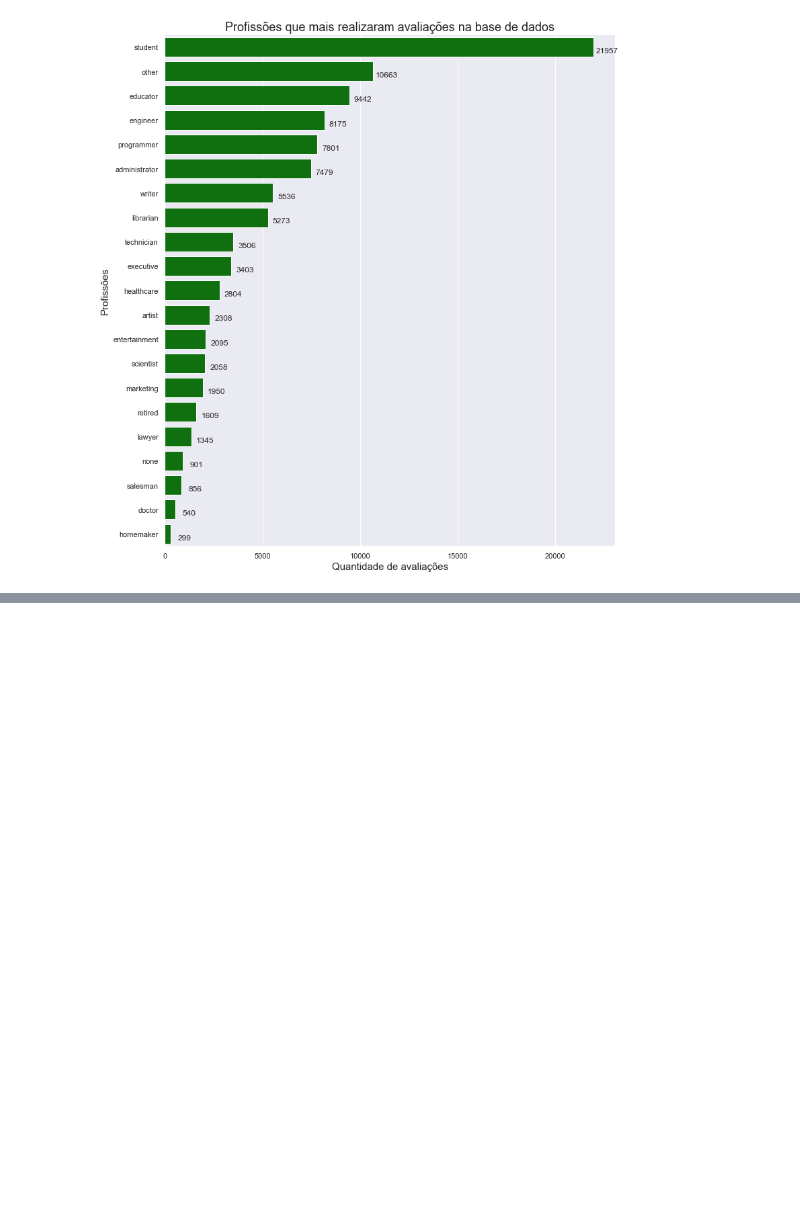
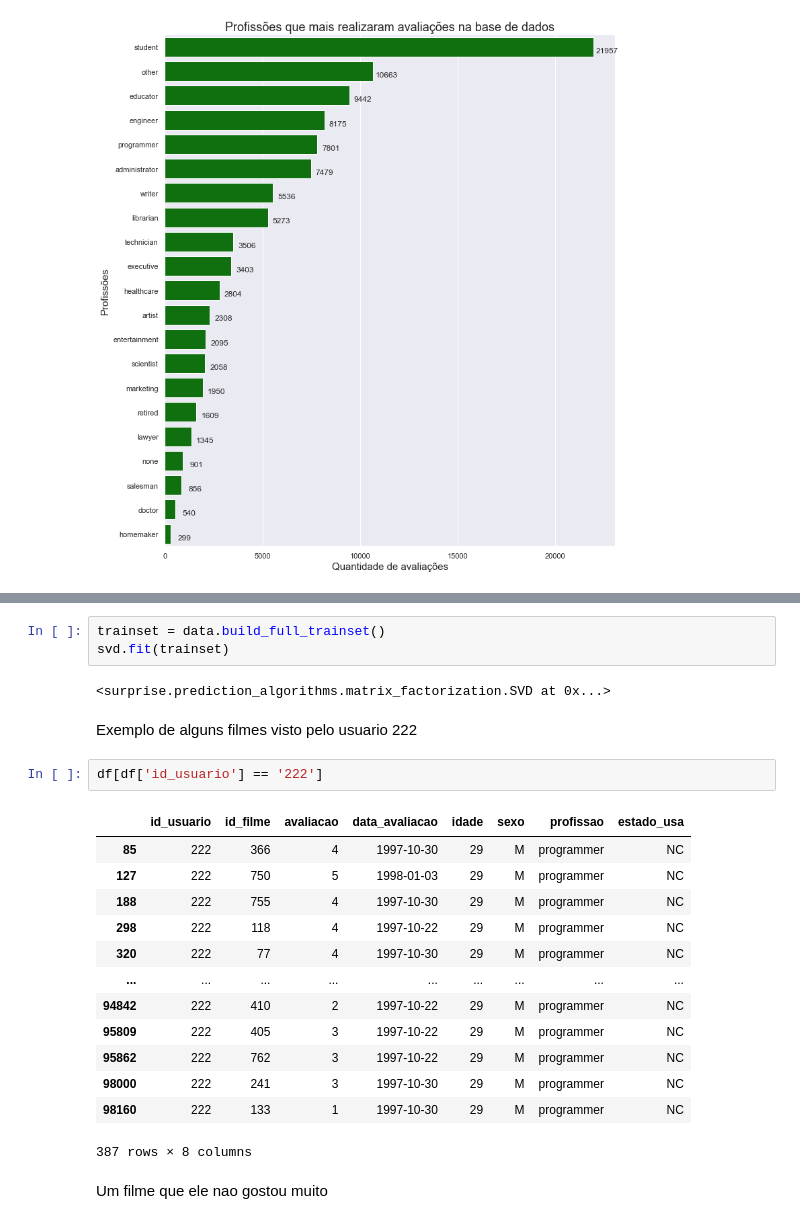
Before and after one commit to aravinii/SystemRecomendation, a Jupyter notebook: iris.ipynb, the cells around one changed output, grey strips where cells are left out. Saved outputs shown, nothing was run; the diff lists cells and outputs as text; blank space fills up the shorter version.

```diff
--- a/iris.ipynb
+++ b/iris.ipynb
@@ -497,0 +764,25 @@ plt.show()
+# %%
+trainset = data.build_full_trainset()
+svd.fit(trainset)
+# %% [output]
+<surprise.prediction_algorithms.matrix_factorization.SVD at 0x...>
+# %% [markdown]
+Exemplo de alguns filmes visto pelo usuario 222
+# %%
+df[df['id_usuario'] == '222']
+# %% [output]
+|  | id_usuario | id_filme | avaliacao | data_avaliacao | idade | sexo | profissao | estado_usa |
+| 85 | 222 | 366 | 4 | 1997-10-30 | 29 | M | programmer | NC |
+| 127 | 222 | 750 | 5 | 1998-01-03 | 29 | M | programmer | NC |
+| 188 | 222 | 755 | 4 | 1997-10-30 | 29 | M | programmer | NC |
+| 298 | 222 | 118 | 4 | 1997-10-22 | 29 | M | programmer | NC |
+| 320 | 222 | 77 | 4 | 1997-10-30 | 29 | M | programmer | NC |
+| ... | ... | ... | ... | ... | ... | ... | ... | ... |
+| 94842 | 222 | 410 | 2 | 1997-10-22 | 29 | M | programmer | NC |
+| 95809 | 222 | 405 | 3 | 1997-10-22 | 29 | M | programmer | NC |
+| 95862 | 222 | 762 | 3 | 1997-10-22 | 29 | M | programmer | NC |
+| 98000 | 222 | 241 | 3 | 1997-10-30 | 29 | M | programmer | NC |
+| 98160 | 222 | 133 | 1 | 1997-10-30 | 29 | M | programmer | NC |
+387 rows × 8 columns
+# %% [markdown]
+Um filme que ele nao gostou muito
```
Also changed, not shown: parts of 58 cells of this notebook.
